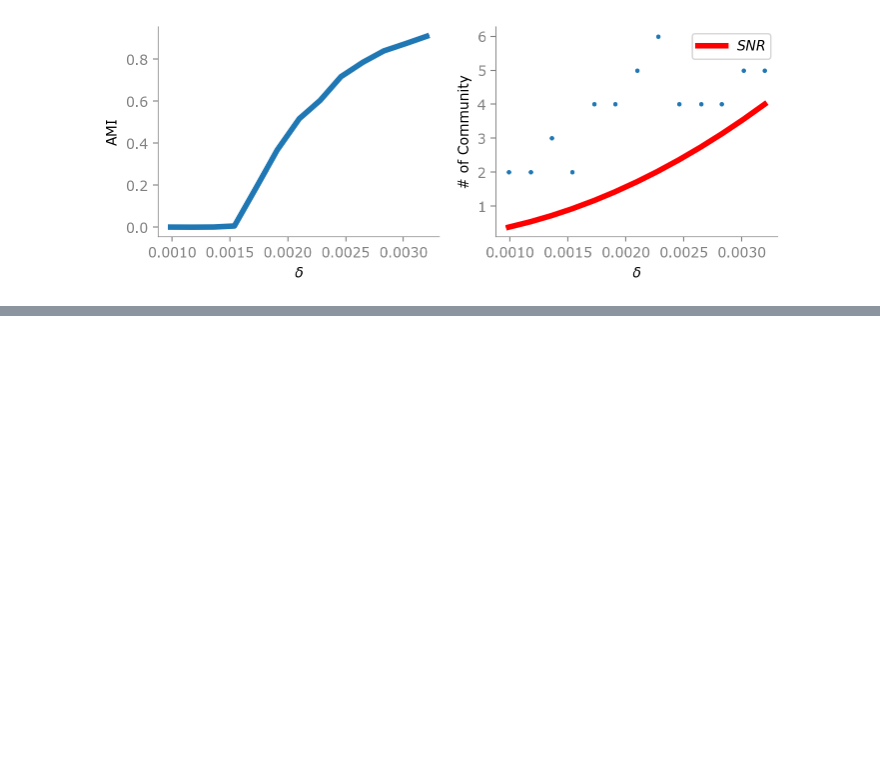
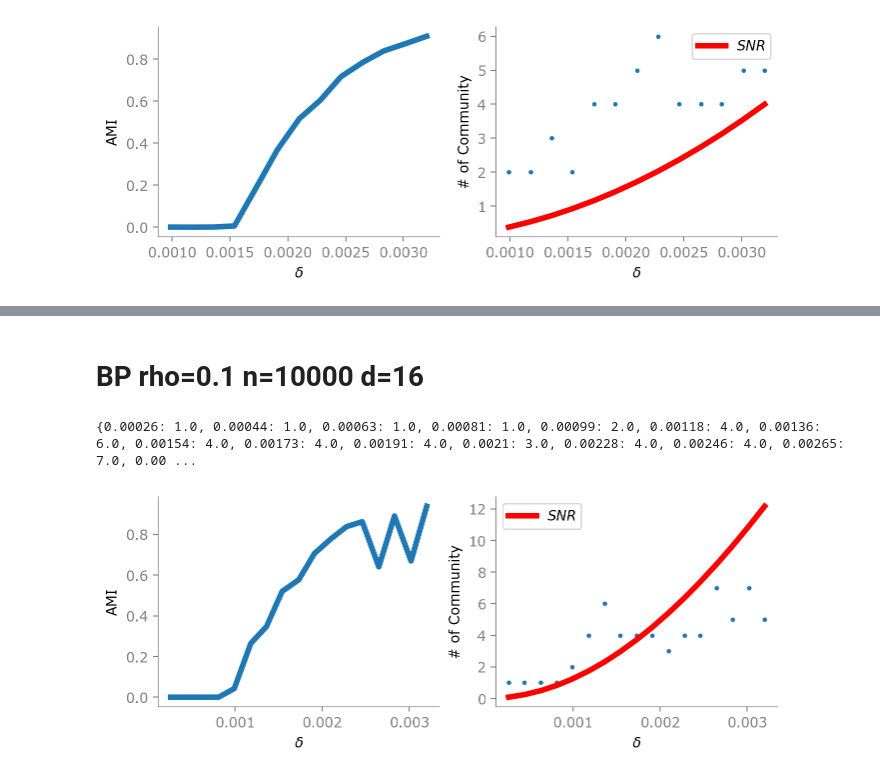
Before and after one commit to eggplantisme/nodeclassification, a Jupyter notebook: FigureMinorityDetectabilityBPLowDegree.ipynb, the cells around one changed output, grey strips where cells are left out. Drawn from its saved outputs; the diff is of its cells as text; code cells hidden in the pictures; blank space fills up the shorter version.

```diff
--- a/FigureMinorityDetectabilityBPLowDegree.ipynb
+++ b/FigureMinorityDetectabilityBPLowDegree.ipynb
@@ -331,0 +342,50 @@ Confusion Matrix of Final Partition:
+# %% [markdown]
+# BP rho=0.1 n=10000 d=16
+# %%
+# For big n
+n = 10000
+d = 16
+Z_s = 2
+Z_b = 2
+q = Z_s + Z_b
+Withlambda = True
+givenNumGroup = False
+DC = False
+BP = True
+givenTrueEpsilon = True
+writeCM = True
+learnqby = 'FE'
+fileID = 'amiExp24.4.24' + f'_n={n}_q={q}_d={round(d)}_{"lambda" if Withlambda else ""}_'\
+                              f'{"givenNumGroup" if givenNumGroup else ""}_' \
+                              f'{"DC" if DC else ""}_{"BP" if BP else ""}_learnqby{"MDL" if learnqby == "MDL" else "FE"}_'\
+                              f'{"givenTrueEpsilon" if givenTrueEpsilon else ""}_{"writeCM" if writeCM else ""}'\
+                              f'1exp20learn1rho0.1_moreq_recordf'
+load_path = "./result/detectabilityWithMeta/" + fileID + ".txt"
+plot_rhos, plot_zs, sub_ami, sub_num_group, lambdas = read_exp(load_path=load_path, Withlambda=Withlambda)
+# %%
+fig = plt.figure(figsize=(8, 6))
+widths = [4, 4]
+heights = [3, 3]
+spec5 = fig.add_gridspec(ncols=2, nrows=2, width_ratios=widths, height_ratios=heights)
+row = 0
+col = 0
+ax = fig.add_subplot(spec5[row, col])
+plt.plot(plot_zs, sub_ami)
+# plt.axvline(1, color='k', lw=1)
+plt.xlabel(r"$\delta$")
+plt.ylabel("AMI")
+
+row = 0
+col = 1
+ax = fig.add_subplot(spec5[row, col])
+plt.scatter(plot_zs, sub_num_group, s=5)
+# plt.axvline(1, color='k', lw=1)
+plt.xlabel(r"$\delta$")
+plt.ylabel("# of Community")
+plt.plot(plot_zs, lambdas[:, 1]**2/lambdas[:, 0], '-r', label=r'$SNR$')
+plt.legend()
+print(dict(zip(plot_zs, sub_num_group)))
+# print(sub_num_group)
+# %% [output]
+{0.00026: 1.0, 0.00044: 1.0, 0.00063: 1.0, 0.00081: 1.0, 0.00099: 2.0, 0.00118: 4.0, 0.00136: 6.0, 0.00154: 4.0, 0.00173: 4.0, 0.00191: 4.0, 0.0021: 3.0, 0.00228: 4.0, 0.00246: 4.0, 0.00265: 7.0, 0.00 ...
+[figure, added]
```
Also changed, not shown: parts of 38 cells of this notebook, 30 other files.
